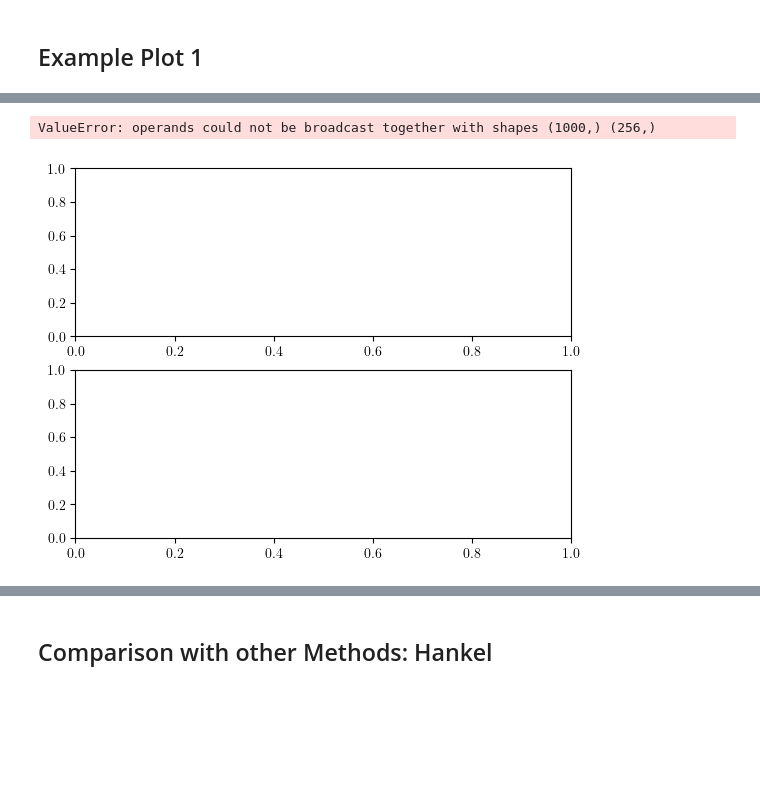
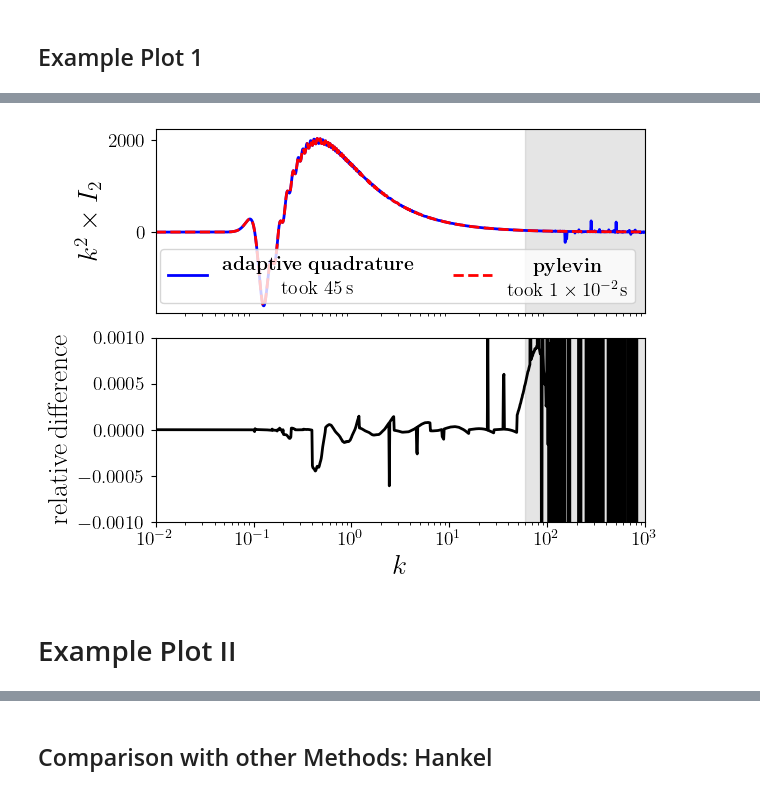
Before and after one commit to rreischke/levin_bessel, a Jupyter notebook: paper/paper_plot.ipynb, the cells around one changed output, grey strips where cells are left out. Cells and saved outputs as stored; diff of their text form; code cells hidden in the pictures; blank space fills up the shorter version.

```diff
--- a/paper/paper_plot.ipynb
+++ b/paper/paper_plot.ipynb
@@ -68,38 +68,41 @@ Quadrature took 51.31677222251892 s
 # %%
 import matplotlib as mpl
 
 fontsi = 20
-fontsi2 = 20
+fontsi2 = 14
 
 
 fig, ax = plt.subplots(2)
 import matplotlib as mpl
 plt.rc('text', usetex=True)
 plt.rc('font', family='sans-serif')
 plt.rc('image', interpolation='none')
 mpl.rcParams['text.latex.preamble'] = r'\usepackage{{amsmath}}'
 
-ax[0].semilogx(k,quad_result[:,0]*k**2,ls = "-", label = r"$\begin{array}{c}\mathrm{\bf{adaptive\; quadrature}} \\ \mathrm{took\;}25\,\mathrm{s}\end{array}$", color = "blue", lw = 2)
-ax[0].semilogx(k,result_levin[:,0]*k**2, ls = "--", label = r"$\begin{array}{c}\mathrm{\bf{pylevin}}  \\ \mathrm{took\;}5\times 10^{-3}\mathrm{s}\end{array}$", color = "red", lw = 2)
-ax[0].set_ylabel(r"$k^2 \times\mathrm{integral}$", fontsize = 14)
-ax[0].legend(fontsize = 10, loc = 'lower right', ncols = 2, frameon=True)
+ax[0].semilogx(k,quad_result[:,0]*k**2,ls = "-", label = r"$\begin{array}{c}\mathrm{\bf{adaptive\; quadrature}} \\ \mathrm{took\;}45\,\mathrm{s}\end{array}$", color = "blue", lw = 2)
+ax[0].semilogx(k,result_levin[:,0]*k**2, ls = "--", label = r"$\begin{array}{c}\mathrm{\bf{pylevin}}  \\ \mathrm{took\;}1\times 10^{-2}\mathrm{s}\end{array}$", color = "red", lw = 2)
+ax[0].set_ylabel(r"$k^2 \times I_2$", fontsize = fontsi)
+ax[0].legend(fontsize = fontsi2, loc = 'lower right', ncols = 2, frameon=True)
 ax[0].set_ylim(1.1*np.min(result_levin[:,0]*k**2),1.1*np.max(result_levin[:,0]*k**2))
 ax[0].set_xlim(k[0],k[-1])
 ax[0].set_xticks([])
 ax[0].axvspan(60, k[-1], color='grey', alpha=0.2)
 
 
 ax[1].semilogx(k, (quad_result[:,0] - result_levin[:,0])/result_levin[:,0], color = "black", lw = 2)
-ax[1].set_xlabel(r"$k$", fontsize = 16)
-ax[1].set_ylabel("$\mathrm{relative\, difference}$", fontsize = 14)
+ax[1].set_xlabel(r"$k$", fontsize = fontsi)
+ax[1].set_ylabel("$\mathrm{relative\, difference}$", fontsize = fontsi)
 ax[1].set_ylim(-1e-3,1e-3)
 ax[1].set_xlim(k[0],k[-1])
 ax[1].axvspan(60, k[-1], color='grey', alpha=0.2)
+ax[0].tick_params(axis='both', which='major', labelsize=fontsi2)
+ax[1].tick_params(axis='both', which='major', labelsize=fontsi2)
 
 plt.subplots_adjust(wspace=0, hspace=0)
 
 plt.tight_layout()
 plt.savefig("paper_plot_two_bessel.pdf")
 # %% [output]
-ValueError: operands could not be broadcast together with shapes (1000,) (256,)
-[figure, old version]
+[figure, new version]
+# %% [markdown]
+# Example Plot II
```
Also changed, not shown: parts of 11 cells of this notebook, 11 other files.
